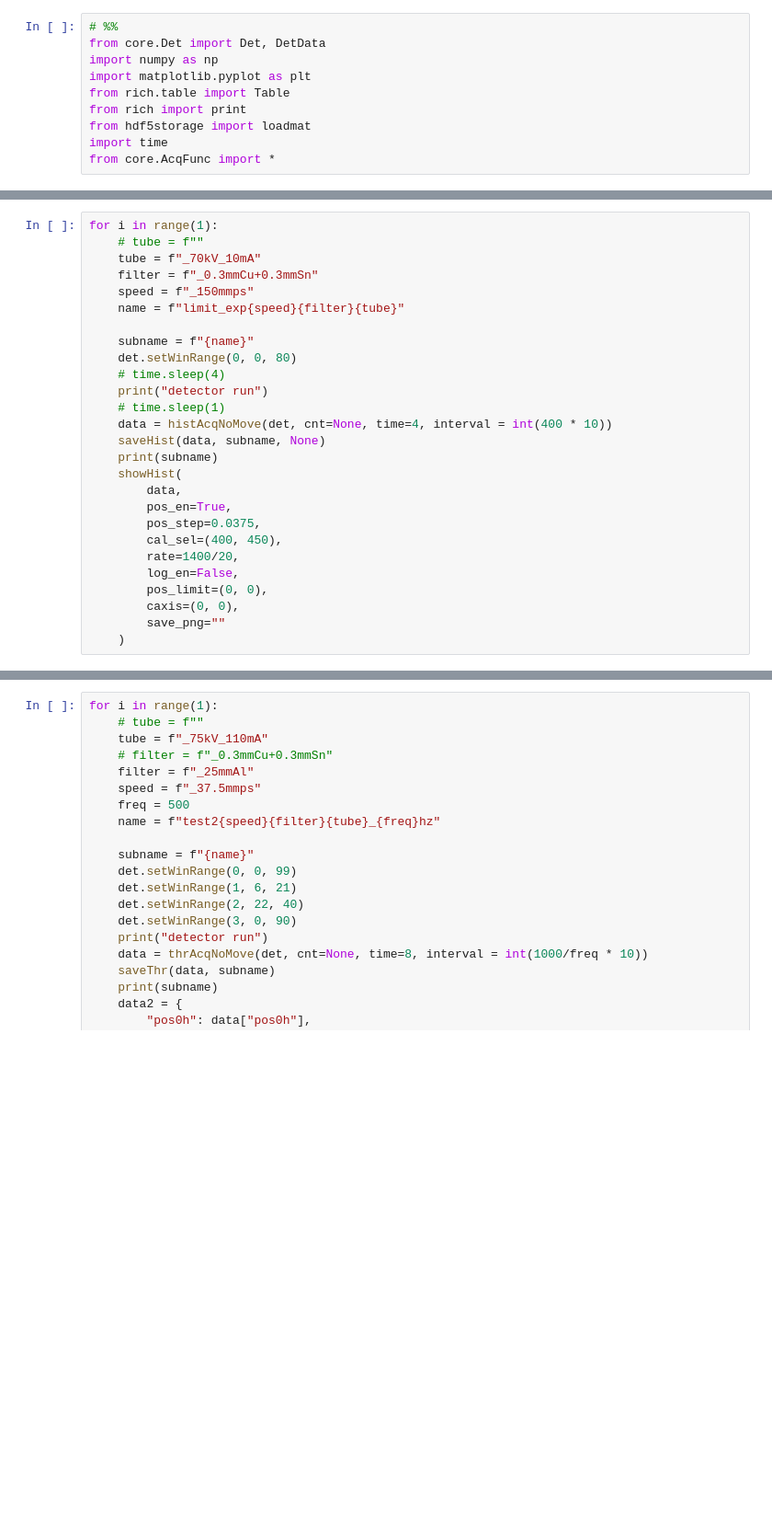
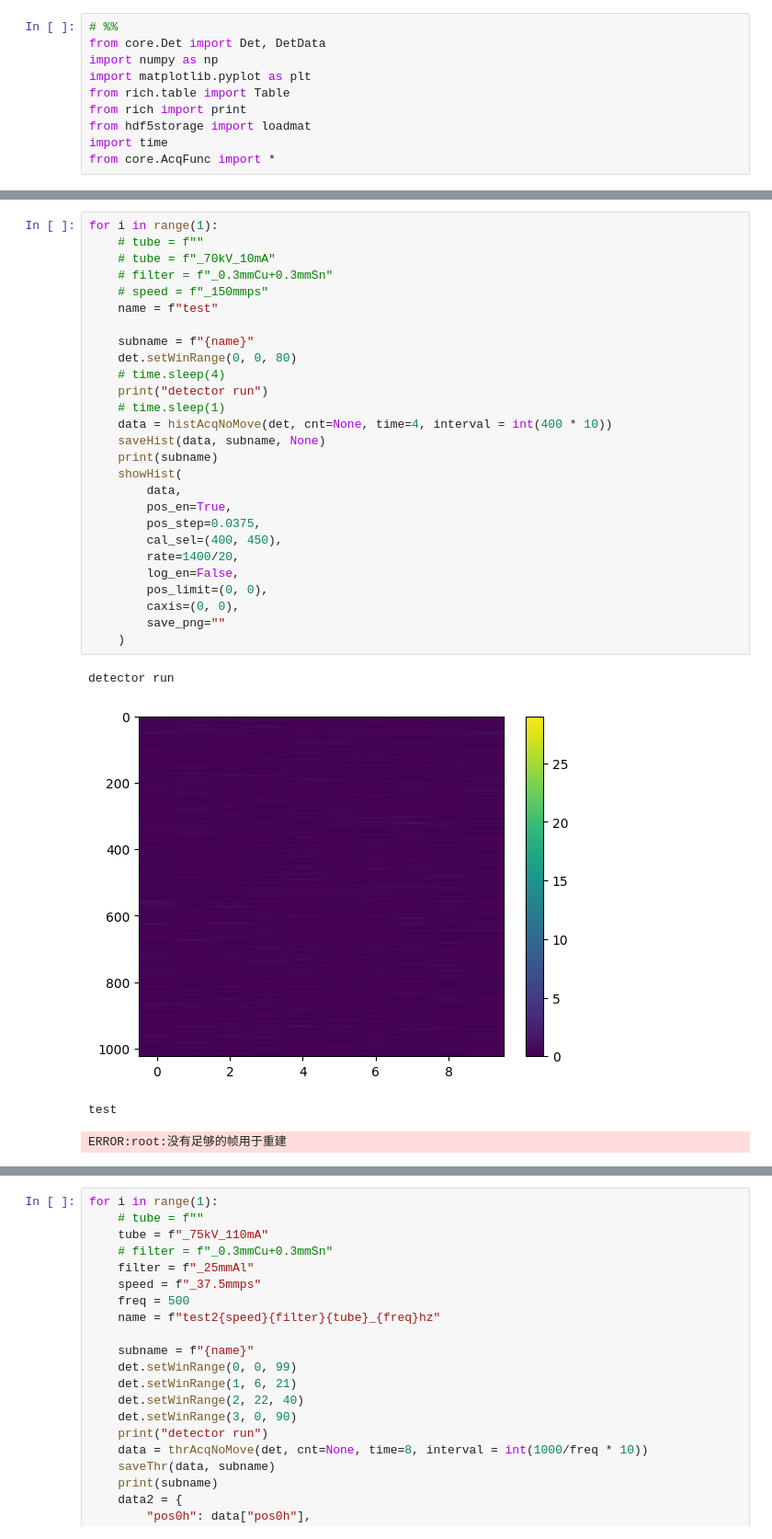
Before and after one commit to hqllab/Acq_gui, a Jupyter notebook: src/test.ipynb, the cells around one changed output, grey strips where cells are left out. Shown at 92% size. Drawn from its saved outputs; the diff is of its cells as text; blank space fills up the shorter version.

```diff
--- a/src/test.ipynb
+++ b/src/test.ipynb
@@ -39,27 +102,32 @@ det.setWinNum(4)
 # %%
 for i in range(1):
     # tube = f""
-    tube = f"_70kV_10mA"
-    filter = f"_0.3mmCu+0.3mmSn"
-    speed = f"_150mmps"
-    name = f"limit_exp{speed}{filter}{tube}"
+    # tube = f"_70kV_10mA"
+    # filter = f"_0.3mmCu+0.3mmSn"
+    # speed = f"_150mmps"
+    name = f"test"
 
     subname = f"{name}"
     det.setWinRange(0, 0, 80)
     # time.sleep(4)
     print("detector run")
     # time.sleep(1)
     data = histAcqNoMove(det, cnt=None, time=4, interval = int(400 * 10))
     saveHist(data, subname, None)
     print(subname)
     showHist(
         data,
         pos_en=True,
         pos_step=0.0375,
         cal_sel=(400, 450),
         rate=1400/20,
         log_en=False,
         pos_limit=(0, 0),
         caxis=(0, 0),
         save_png=""
     )
+# %% [output]
+detector run
+[figure, added]
+test
+ERROR:root:没有足够的帧用于重建
```
Also changed, not shown: parts of 4 cells of this notebook, 3 other files.
